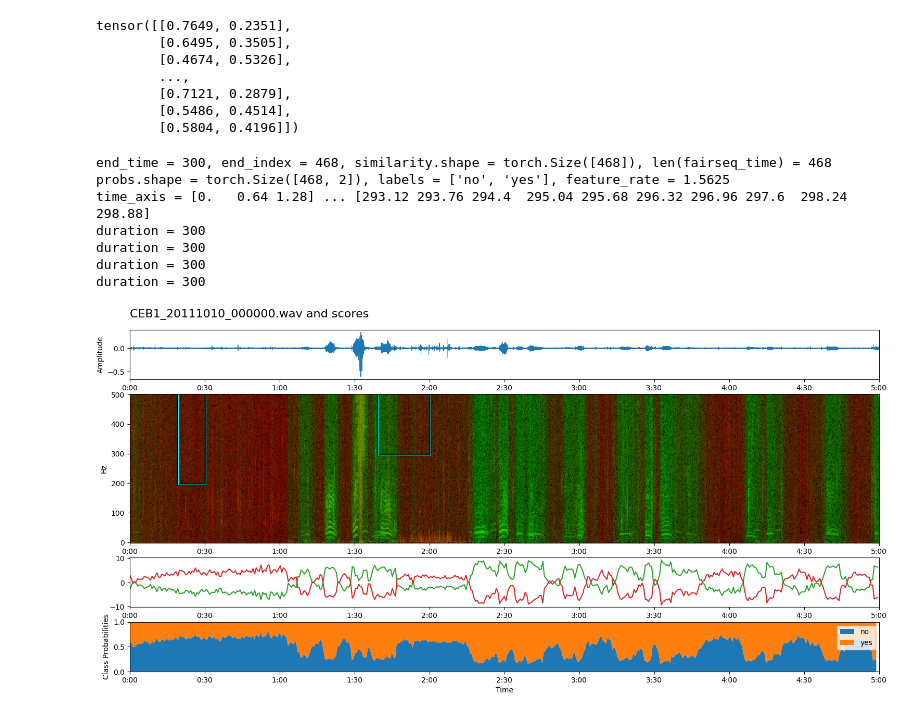
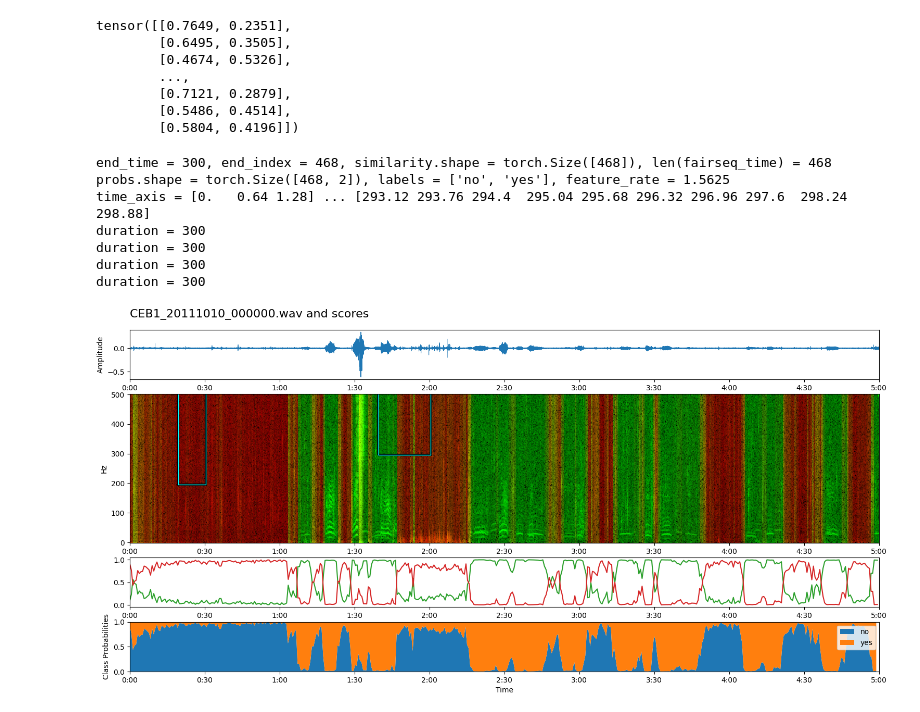
Before and after one commit to ramayer/audio-classifier-visualizer, a Jupyter notebook: notebooks/demo.ipynb, the cells around one changed output. Drawn from its saved outputs; the diff is of its cells as text; code cells hidden in the pictures.

```diff
--- a/notebooks/demo.ipynb
+++ b/notebooks/demo.ipynb
@@ -45,7 +45,7 @@ import torch
 from audio_classifier_visualizer import RavenLabel
 
 
-probabilities = torch.nn.functional.softmax(scores/torch.max(torch.abs(scores)), dim=1)
+probabilities = torch.nn.functional.softmax(4*scores/torch.max(torch.abs(scores)), dim=1)
 probabilities
 
 audio_file = 'CEB1_20111010_000000.wav'
@@ -94,37 +94,39 @@ audio_file_visualizer = acv.AudioFileVisualizer(audio_path,
                                                 class_probabilities=probabilities[0:468],
                                                 n_fft=512,
                                                 sr=1000,
-                                                class_labels=["no", "yes"],)
+                                                class_labels=["Not an elephant", "Elephant Rumble"],)
 
 
 #y = raven_file_helper.load_entire_wav_file(audio_path, new_sr = AVES_SR)
 #print(y.shape)
 #print(sr)
 #y = y.flatten().to(torch.float16)[0:10000]
 audio_file_visualizer.visualize_audio_file_fragment(
     f"{audio_file} and scores",
     '/tmp/1.png',
     # audio_path,
-    scores[0:468,1],
-    scores[0:468,0],
+    #scores[0:468,1],
+    #scores[0:468,0],
+    probabilities[0:468,1],
+    probabilities[0:468,0],
     audio_file_processor,
     start_time=0,
     end_time=60*5,
     colormap='raw',
     width=16,
     height=8,
     labels=demo_labels,  # Add the demo labels
 
 )
 from PIL import Image
 import IPython.display as ipd
 ipd.display(Image.open('/tmp/1.png'))
 # %% [output]
 end_time = 300, end_index = 468, similarity.shape = torch.Size([468]), len(fairseq_time) = 468
 probs.shape = torch.Size([468, 2]), labels = ['no', 'yes'], feature_rate = 1.5625
 time_axis = [0.   0.64 1.28] ... [293.12 293.76 294.4  295.04 295.68 296.32 296.96 297.6  298.24 298.88]
 duration = 300
 duration = 300
 duration = 300
 duration = 300
-[figure, old version]
+[figure, new version]
```
Also changed, not shown: 1 other file.
